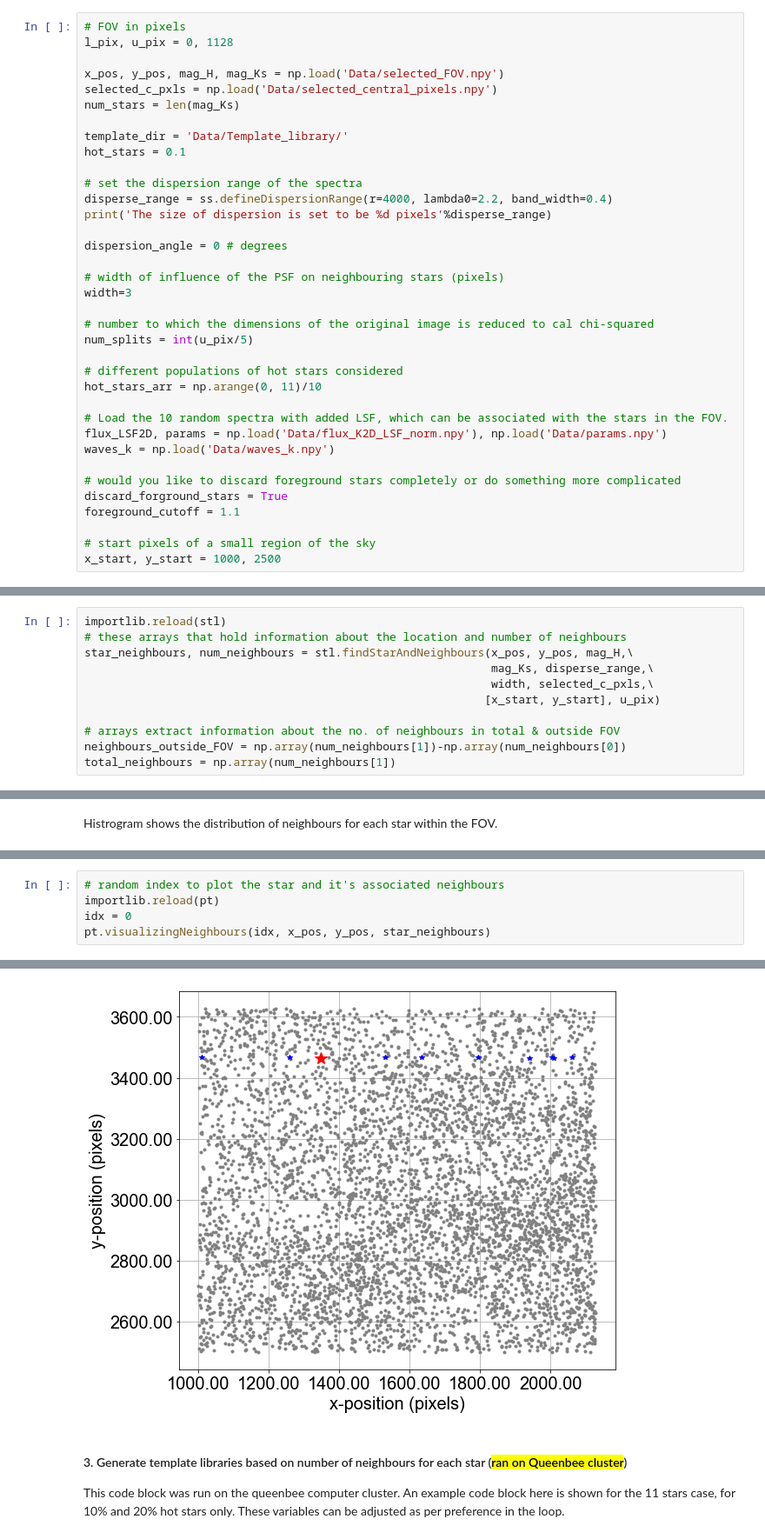
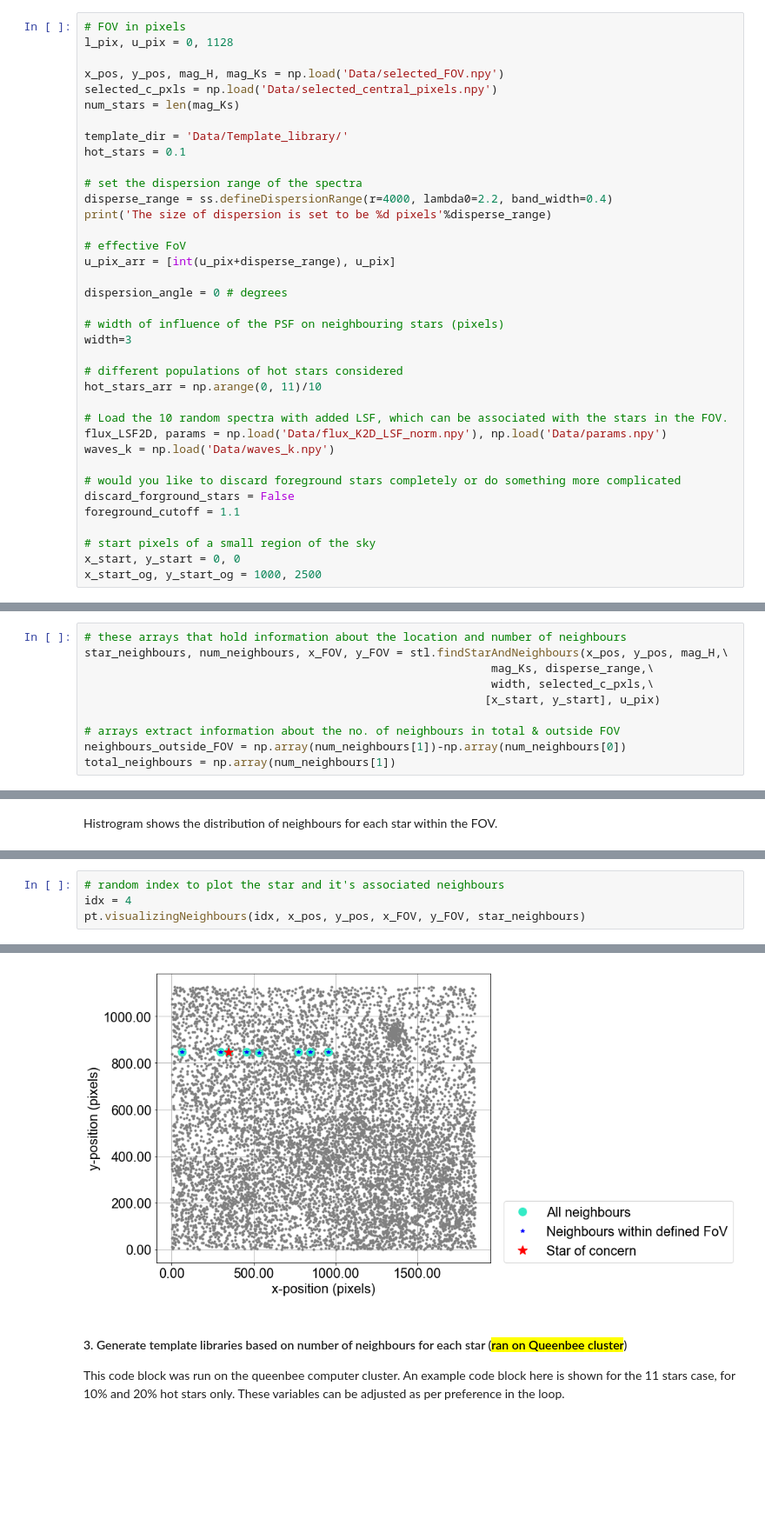
Before and after one commit to SoumyaShreeram/Slitless_spectroscopy, a Jupyter notebook: 05_Star_by_Star_template_library_with_the_catalogue.ipynb, the cells around one changed output, grey strips where cells are left out. Shown at 87% size. Saved outputs shown, nothing was run; the diff lists cells and outputs as text; blank space fills up the shorter version.

```diff
--- a/05_Star_by_Star_template_library_with_the_catalogue.ipynb
+++ b/05_Star_by_Star_template_library_with_the_catalogue.ipynb
@@ -76,13 +76,13 @@ hot_stars = 0.1
 disperse_range = ss.defineDispersionRange(r=4000, lambda0=2.2, band_width=0.4)
 print('The size of dispersion is set to be %d pixels'%disperse_range)
 
+# effective FoV
+u_pix_arr = [int(u_pix+disperse_range), u_pix]
+
 dispersion_angle = 0 # degrees
 
 # width of influence of the PSF on neighbouring stars (pixels)
 width=3
-
-# number to which the dimensions of the original image is reduced to cal chi-squared
-num_splits = int(u_pix/5)
 
 # different populations of hot stars considered
 hot_stars_arr = np.arange(0, 11)/10
@@ -92,11 +92,12 @@ flux_LSF2D, params = np.load('Data/flux_K2D_LSF_norm.npy'), np.load('Data/params
 waves_k = np.load('Data/waves_k.npy')
 
 # would you like to discard foreground stars completely or do something more complicated
-discard_forground_stars = True
+discard_forground_stars = False
 foreground_cutoff = 1.1
 
 # start pixels of a small region of the sky
-x_start, y_start = 1000, 2500
+x_start, y_start = 0, 0
+x_start_og, y_start_og = 1000, 2500
 # %% [output]
 The size of dispersion is set to be 727 pixels
 # %%
@@ -121,9 +119,8 @@ Discarding all the forground stars...
 # %% [markdown]
 #### 2. Understanding the neighbouring population of stars for the concerned FOV
 # %%
-importlib.reload(stl)
 # these arrays that hold information about the location and number of neighbours
-star_neighbours, num_neighbours = stl.findStarAndNeighbours(x_pos, y_pos, mag_H,\
+star_neighbours, num_neighbours, x_FOV, y_FOV = stl.findStarAndNeighbours(x_pos, y_pos, mag_H,\
                                                             mag_Ks, disperse_range,\
                                                             width, selected_c_pxls,\
                                                            [x_start, y_start], u_pix)
@@ -147,6 +144,5 @@ pt.setLabel(ax, 'Total number of neighbours', 'Counts', '', 'default', 'default'
 # %%
 # random index to plot the star and it's associated neighbours
-importlib.reload(pt)
-idx = 0
-pt.visualizingNeighbours(idx, x_pos, y_pos, star_neighbours)
+idx = 4
+pt.visualizingNeighbours(idx, x_pos, y_pos, x_FOV, y_FOV, star_neighbours)
 # %% [output]
@@ -155,4 +151,4 @@ Number of neighbouring stars in effective FOV: 10
-[figure, old version]
+[figure, new version]
 # %% [markdown]
 #### 3. Generate template libraries based on number of neighbours for each star (<mark>ran on Queenbee cluster</mark>)
 
```
Also changed, not shown: parts of 22 cells of this notebook, 9 other files.
